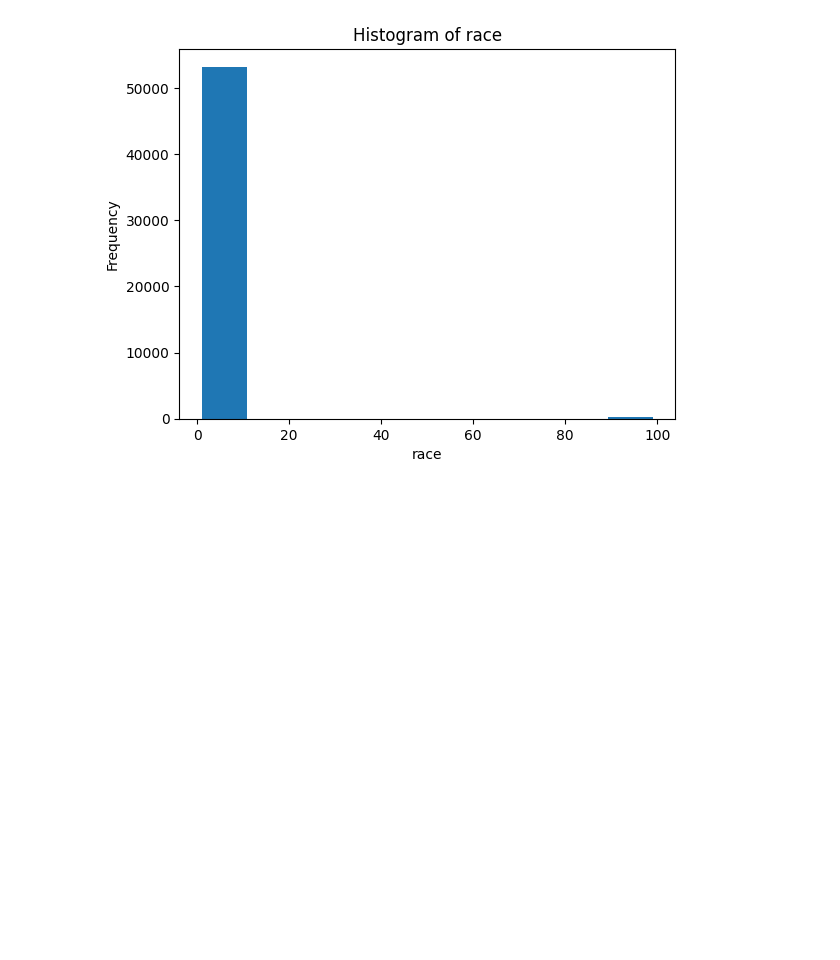
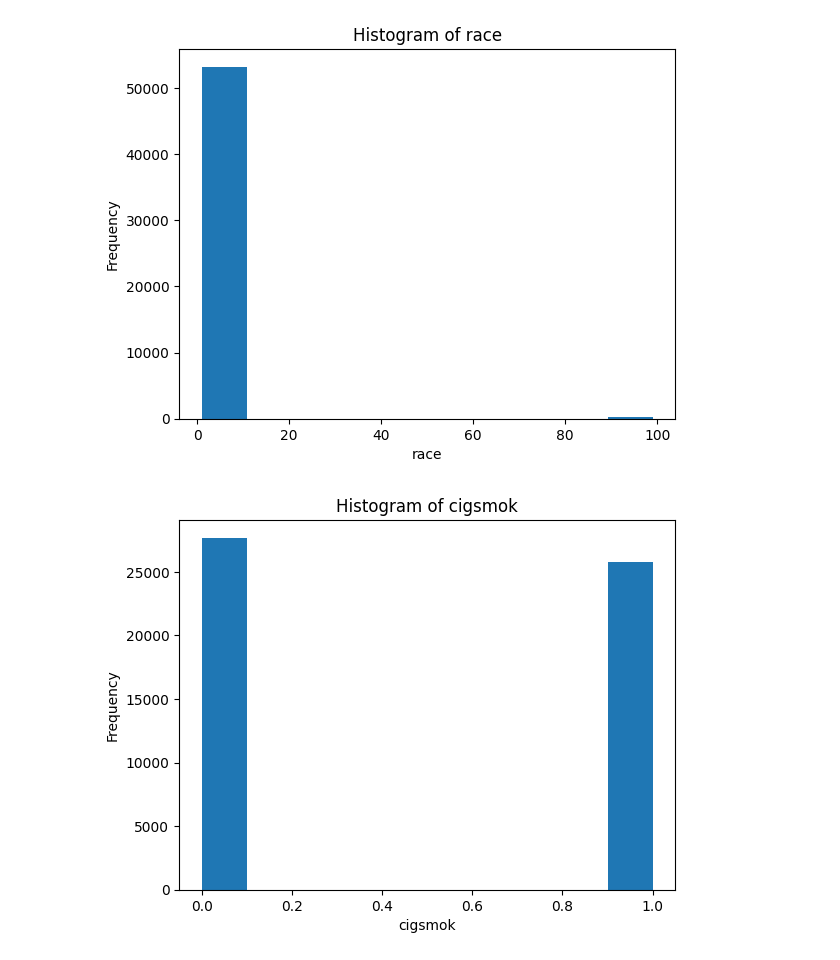
Before and after one commit to Desmondonam/Lung_cancer_Prediction, a Jupyter notebook: Lung_cancer_ML.ipynb, the cells around one changed output. Saved outputs shown, nothing was run; the diff lists cells and outputs as text; code cells hidden in the pictures; blank space fills up the shorter version.

Commit message:
created visuals

```diff
--- a/Lung_cancer_ML.ipynb
+++ b/Lung_cancer_ML.ipynb
@@ -335,3 +335,11 @@ plt.title('Histogram of race')
 plt.show()
 # %% [output]
 [figure]
+# %%
+plt.hist(data['cigsmok'], bins=10)
+plt.xlabel('cigsmok')
+plt.ylabel('Frequency')
+plt.title('Histogram of cigsmok')
+plt.show()
+# %% [output]
+[figure, added]
```
Also changed, not shown: parts of 2 cells of this notebook.
